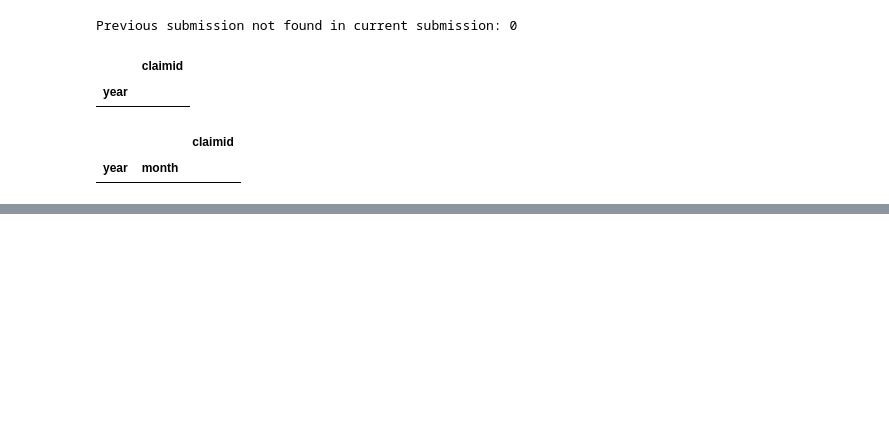
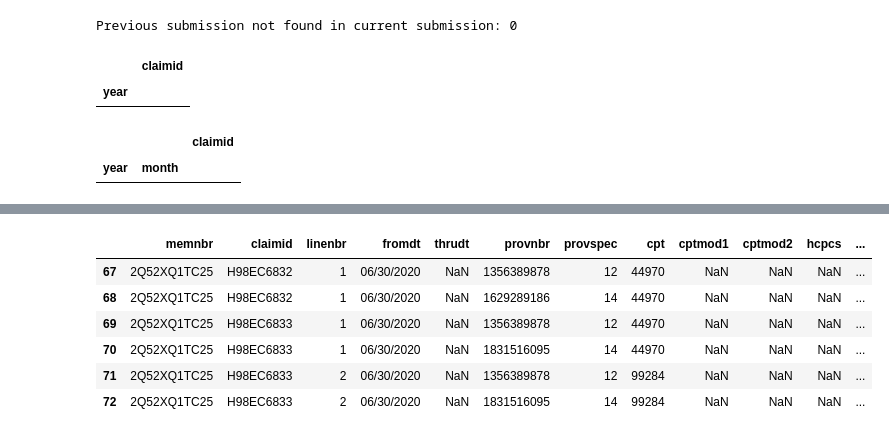
Before and after one commit to henrycheng-ih/HEDIS_monthly_submission, a Jupyter notebook: previous_submission_comparison/compare_EZCAP_claim.ipynb, the cells around one changed output, grey strips where cells are left out. Drawn from its saved outputs; the diff is of its cells as text; code cells hidden in the pictures; blank space fills up the shorter version.

```diff
--- a/previous_submission_comparison/compare_EZCAP_claim.ipynb
+++ b/previous_submission_comparison/compare_EZCAP_claim.ipynb
@@ -82,0 +176,17 @@ Previous submission not found in current submission: 0
+# %%
+# for TRC
+memnbr = '2Q52XQ1TC25'
+
+# new claims not in Sept submission (top 5)
+df.query(f'memnbr == "{memnbr}"')\
+    .merge(df_prev[['claimid']], on='claimid', how='left', indicator=True)\
+    .query('_merge == "left_only"')\
+    .sort_values(by=['claimid', 'linenbr'])
+# %% [output]
+|  | memnbr | claimid | linenbr | fromdt | thrudt | provnbr | provspec | cpt | cptmod1 | cptmod2 | hcpcs | ... |
+| 67 | 2Q52XQ1TC25 | H98EC6832 | 1 | 06/30/2020 | NaN | 1356389878 | 12 | 44970 | NaN | NaN | NaN | ... |
+| 68 | 2Q52XQ1TC25 | H98EC6832 | 1 | 06/30/2020 | NaN | 1629289186 | 14 | 44970 | NaN | NaN | NaN | ... |
+| 69 | 2Q52XQ1TC25 | H98EC6833 | 1 | 06/30/2020 | NaN | 1356389878 | 12 | 44970 | NaN | NaN | NaN | ... |
+| 70 | 2Q52XQ1TC25 | H98EC6833 | 1 | 06/30/2020 | NaN | 1831516095 | 14 | 44970 | NaN | NaN | NaN | ... |
+| 71 | 2Q52XQ1TC25 | H98EC6833 | 2 | 06/30/2020 | NaN | 1356389878 | 12 | 99284 | NaN | NaN | NaN | ... |
+| 72 | 2Q52XQ1TC25 | H98EC6833 | 2 | 06/30/2020 | NaN | 1831516095 | 14 | 99284 | NaN | NaN | NaN | ... |
```
Also changed, not shown: parts of 17 cells of this notebook, 4 other files.
